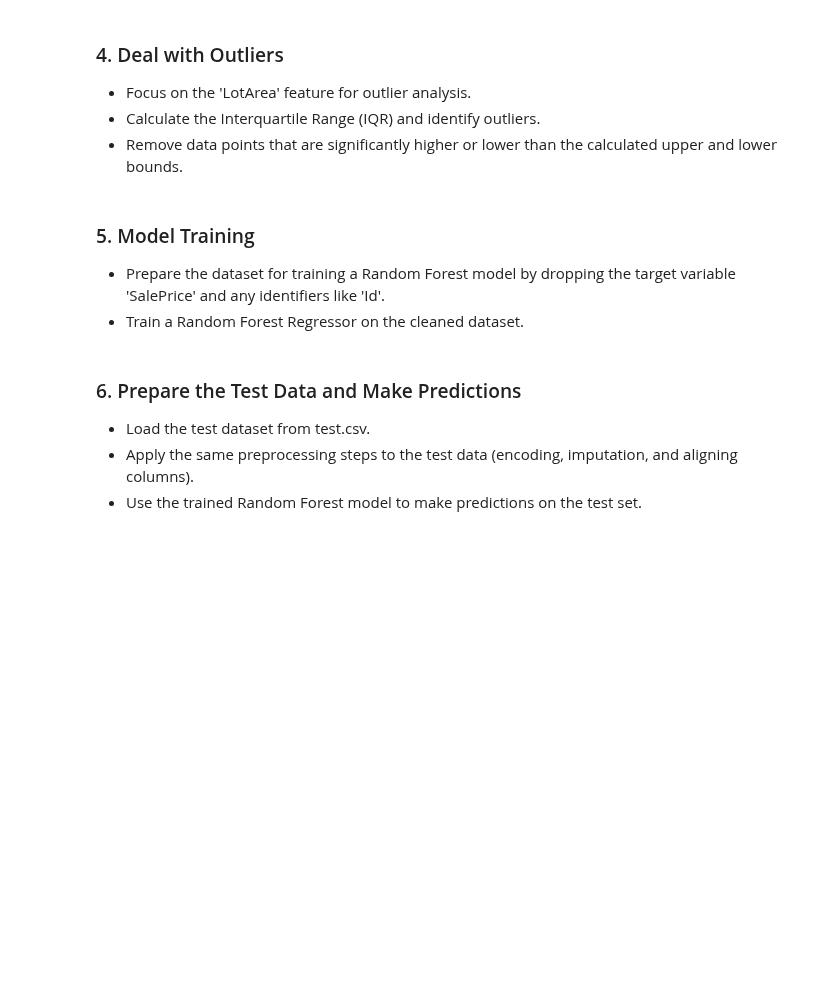
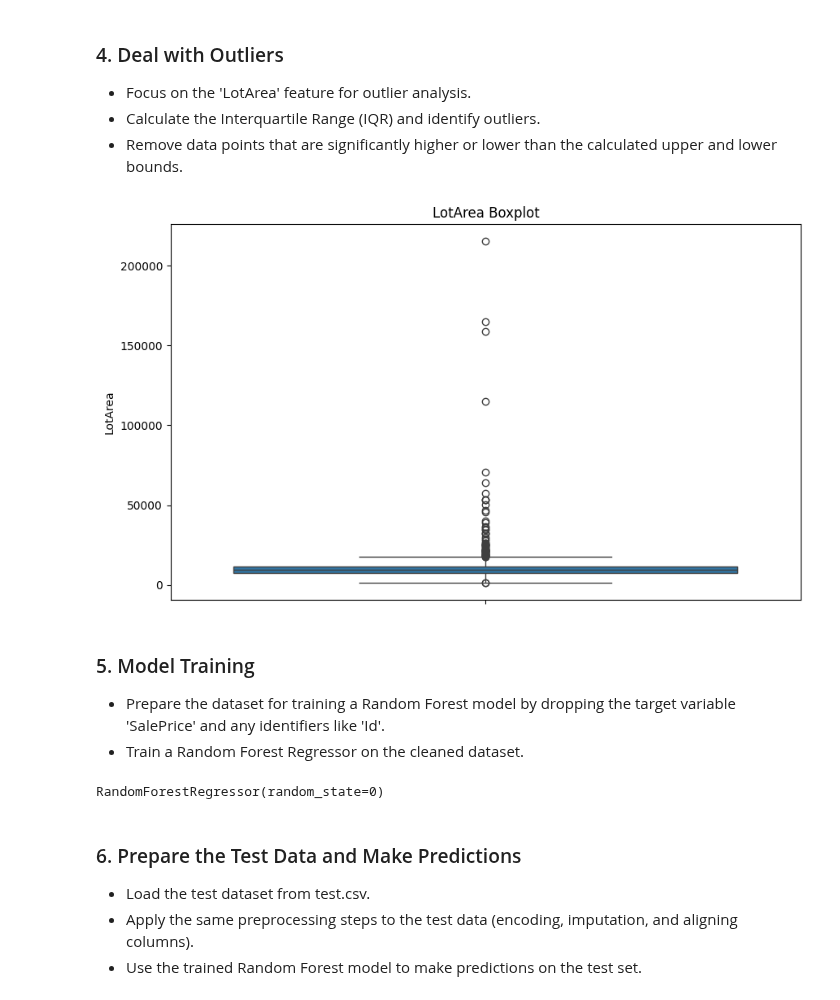
Before and after one commit to jordanriver/DScourse, a Jupyter notebook: Homework/meeting_18_short_and_useful_exercise_jordan.ipynb, the cells around one changed output. Drawn from its saved outputs; the diff is of its cells as text; code cells hidden in the pictures; blank space fills up the shorter version.

```diff
--- a/Homework/meeting_18_short_and_useful_exercise_jordan.ipynb
+++ b/Homework/meeting_18_short_and_useful_exercise_jordan.ipynb
@@ -11,0 +27,4 @@ The dataset (train.csv and test.csv) can be downloaded from the Kaggle Housing P
+# %%
+# Read CSV to Pandas DataFrame and display top 5 rows
+train_data = pd.read_csv(r'C:\Users\jorda\Documents\studies\DScourse\CourseMaterials\Data\home-data-for-ml-course\train.csv')
+train_data.head()
@@ -11,0 +56,9 @@ The dataset (train.csv and test.csv) can be downloaded from the Kaggle Housing P
+# %%
+# Stage 2: Handle Missing Values
+# Imputing missing values for numerical and categorical data
+for col in train_data.columns:
+    if train_data[col].isnull().any():
+        imputer = SimpleImputer(strategy='median' if train_data[col].dtype in ['int64', 'float64'] else 'most_frequent')
+        train_data[[col]] = imputer.fit_transform(train_data[[col]])
+
+train_data.isnull().sum()
@@ -22,5 +82,24 @@ The dataset (train.csv and test.csv) can be downloaded from the Kaggle Housing P
+# %%
+# Stage 1: Encode Categorical Variables
+categorical_cols = [col for col in train_data.columns if train_data[col].dtype == 'object']
+numerical_cols = [col for col in train_data.columns if train_data[col].dtype in ['int64', 'float64']]
+
+onehot_encoder = OneHotEncoder(handle_unknown='ignore', sparse_output=False)
+encoded_vars = onehot_encoder.fit_transform(train_data[categorical_cols])
+encoded_vars_df = pd.DataFrame(encoded_vars, columns=onehot_encoder.get_feature_names_out(categorical_cols))
+
+# Drop original categorical columns and concatenate encoded variables
+train_data = train_data.drop(categorical_cols, axis=1)
+train_data = pd.concat([train_data, encoded_vars_df], axis=1)
 # %% [markdown]
 ### 4. Deal with Outliers
 - Focus on the 'LotArea' feature for outlier analysis.
 - Calculate the Interquartile Range (IQR) and identify outliers.
 - Remove data points that are significantly higher or lower than the calculated upper and lower bounds.
+# %%
+plt.figure(figsize=(10, 6))
+plt.title("LotArea Boxplot")
+sns.boxplot(data=train_data['LotArea'])
+plt.show()
+# %% [output]
+[figure, added]
@@ -31,3 +124,9 @@ The dataset (train.csv and test.csv) can be downloaded from the Kaggle Housing P
+# %%
+# Train a Random Forest model
+model = RandomForestRegressor(n_estimators=100, random_state=0)
+model.fit(X, y)
+# %% [output]
+RandomForestRegressor(random_state=0)
 # %% [markdown]
 ### 6. Prepare the Test Data and Make Predictions
 - Load the test dataset from test.csv.
```
Also changed, not shown: parts of 15 cells of this notebook.
